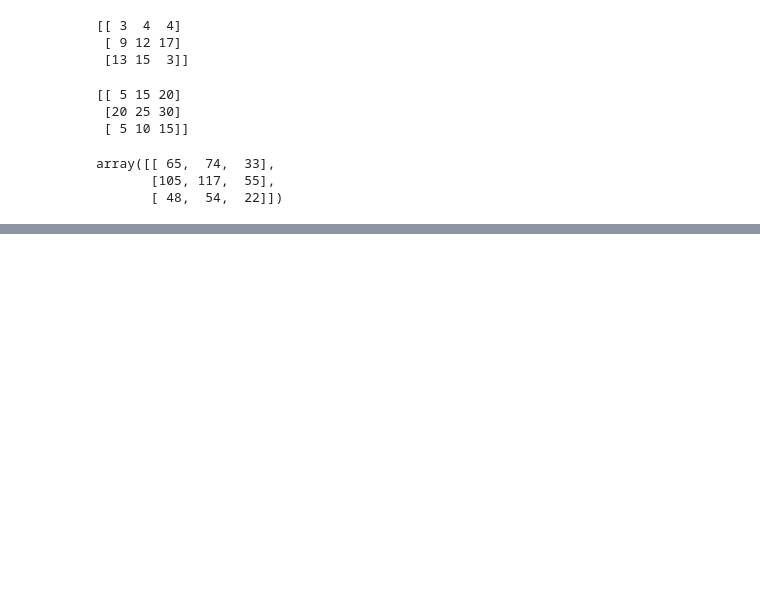
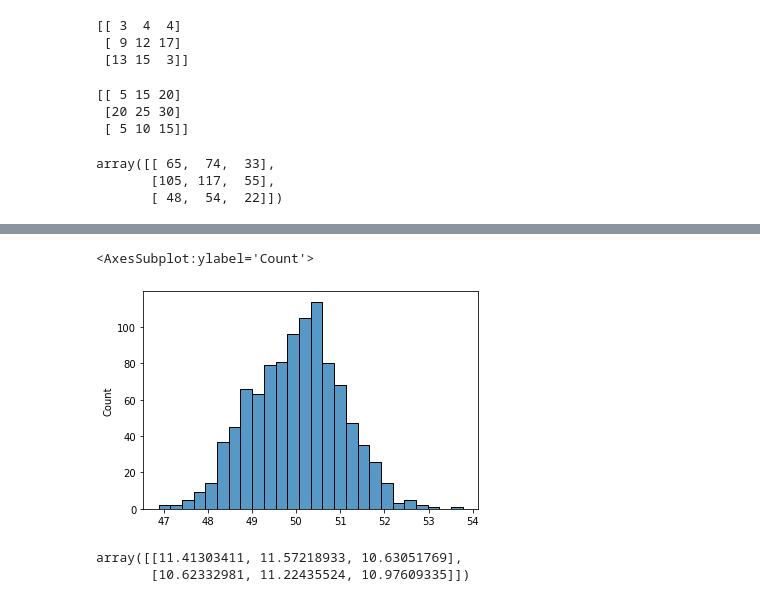
Before and after one commit to Dylanrichardss/Numpy-Python, a Jupyter notebook: estudos_numpy.ipynb, the cells around one changed output, grey strips where cells are left out. Cells and saved outputs as stored; diff of their text form; code cells hidden in the pictures; blank space fills up the shorter version.

```diff
--- a/estudos_numpy.ipynb
+++ b/estudos_numpy.ipynb
@@ -278,0 +290,10 @@ np.random.randint(10)
+# %%
+sns.histplot(opa)
+# %% [output]
+<AxesSubplot:ylabel='Count'>
+[figure, added]
+# %%
+np.random.normal(loc=10, scale = 1, size= (2,3))
+# %% [output]
+array([[11.41303411, 11.57218933, 10.63051769],
+       [10.62332981, 11.22435524, 10.97609335]])
```
Also changed, not shown: parts of 5 cells of this notebook, 2 other files.
